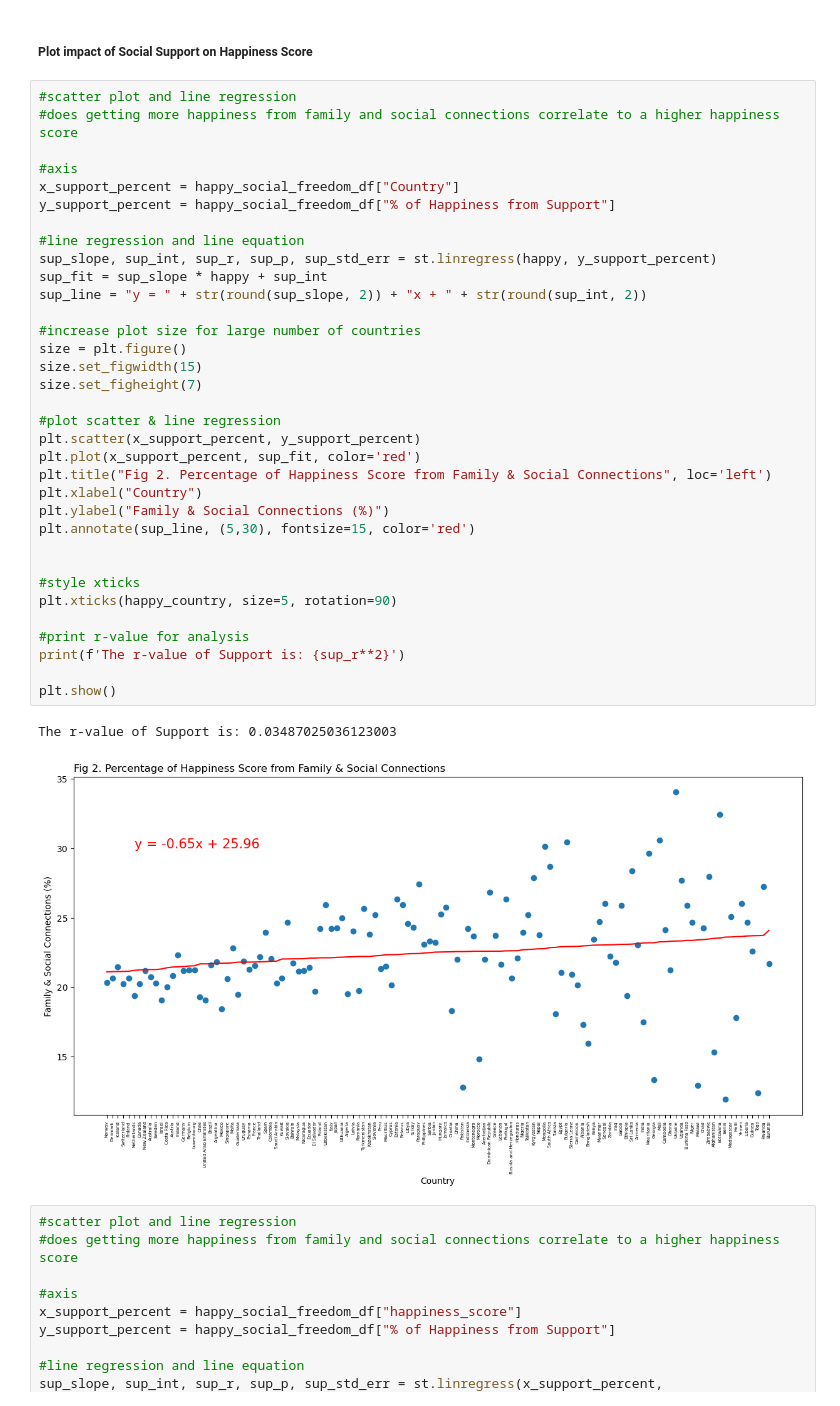
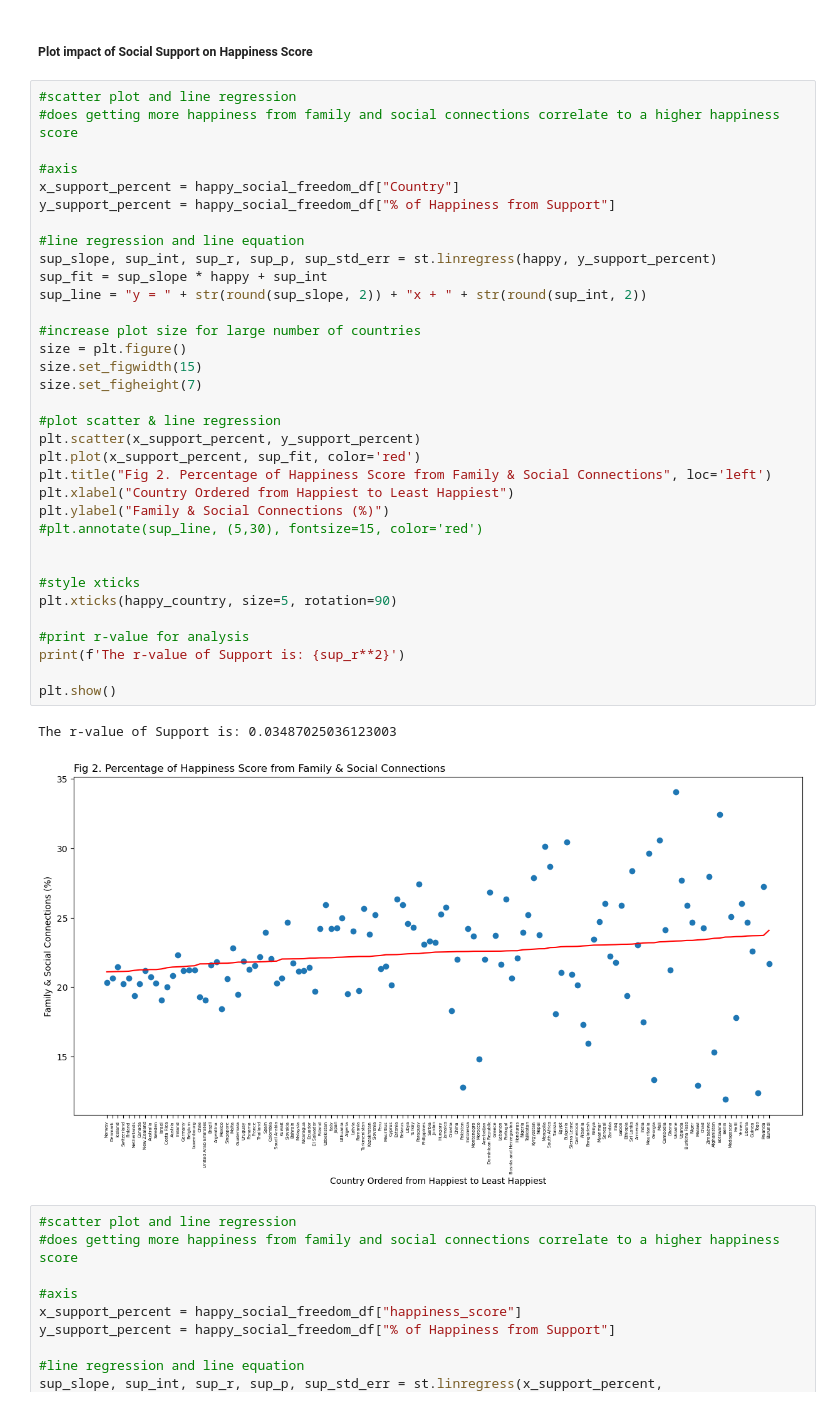
Before and after one commit to camerondifalco1/Project1, a Jupyter notebook: Working_Files/PB_support_and_freedom.ipynb, the cells around one changed output. Saved outputs shown, nothing was run; the diff lists cells and outputs as text.

```diff
--- a/Working_Files/PB_support_and_freedom.ipynb
+++ b/Working_Files/PB_support_and_freedom.ipynb
@@ -321,36 +321,36 @@ bottom_life_country = bottom_life_20["Country"]
 #axis
 x_support_percent = happy_social_freedom_df["Country"]
 y_support_percent = happy_social_freedom_df["% of Happiness from Support"]
 
 #line regression and line equation
 sup_slope, sup_int, sup_r, sup_p, sup_std_err = st.linregress(happy, y_support_percent)
 sup_fit = sup_slope * happy + sup_int
 sup_line = "y = " + str(round(sup_slope, 2)) + "x + " + str(round(sup_int, 2))
 
 #increase plot size for large number of countries
 size = plt.figure()
 size.set_figwidth(15)
 size.set_figheight(7)
 
 #plot scatter & line regression
 plt.scatter(x_support_percent, y_support_percent)
 plt.plot(x_support_percent, sup_fit, color='red')
 plt.title("Fig 2. Percentage of Happiness Score from Family & Social Connections", loc='left')
-plt.xlabel("Country")
+plt.xlabel("Country Ordered from Happiest to Least Happiest")
 plt.ylabel("Family & Social Connections (%)")
-plt.annotate(sup_line, (5,30), fontsize=15, color='red')
+#plt.annotate(sup_line, (5,30), fontsize=15, color='red')
 
 
 #style xticks
 plt.xticks(happy_country, size=5, rotation=90)
 
 #print r-value for analysis
 print(f'The r-value of Support is: {sup_r**2}')
 
 plt.show()
 # %% [output]
 The r-value of Support is: 0.03487025036123003
-[figure, old version]
+[figure, new version]
 # %%
 #scatter plot and line regression
 #does getting more happiness from family and social connections correlate to a higher happiness score
```
Also changed, not shown: parts of 8 cells of this notebook, 2 other files.
